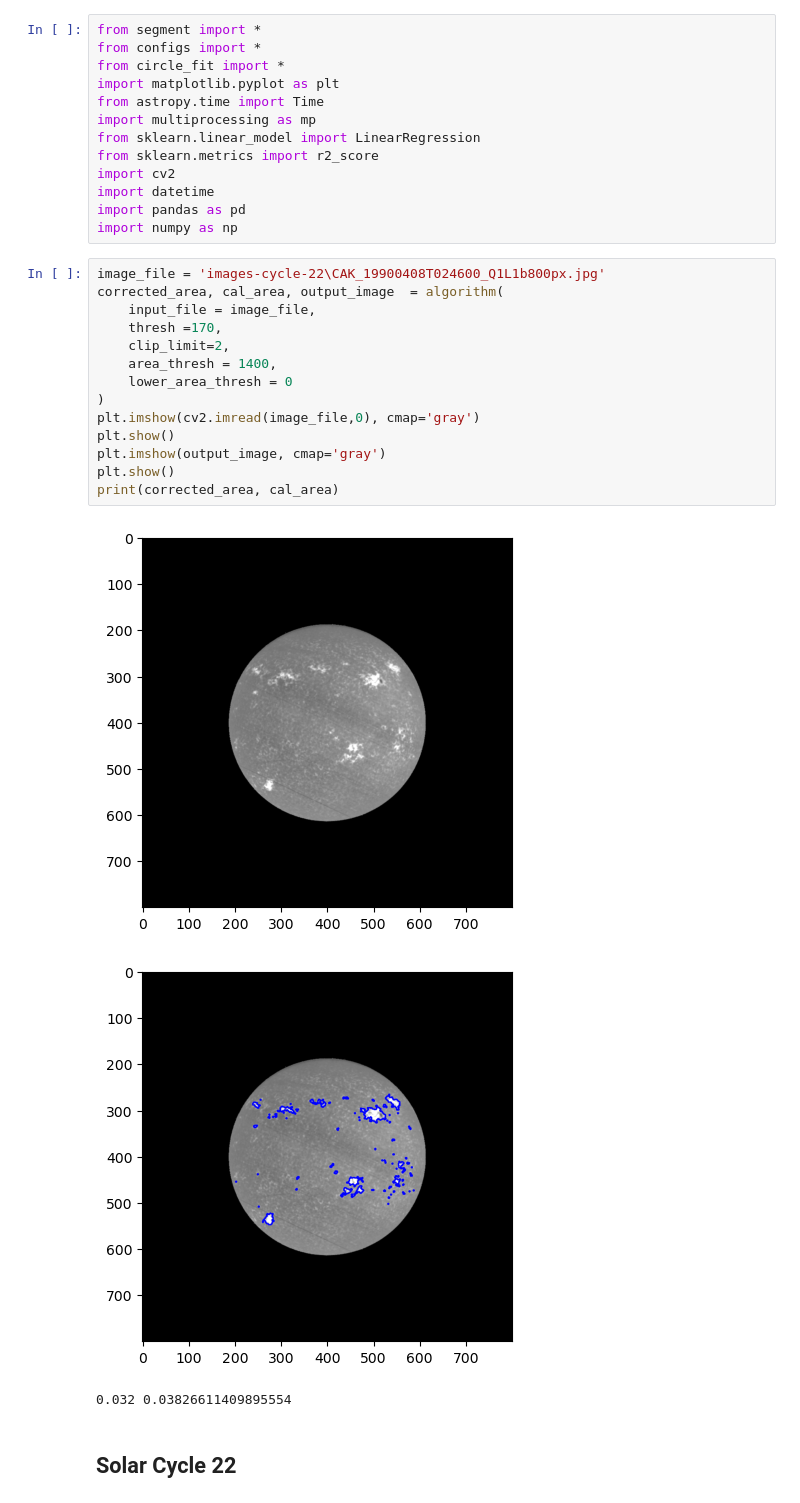
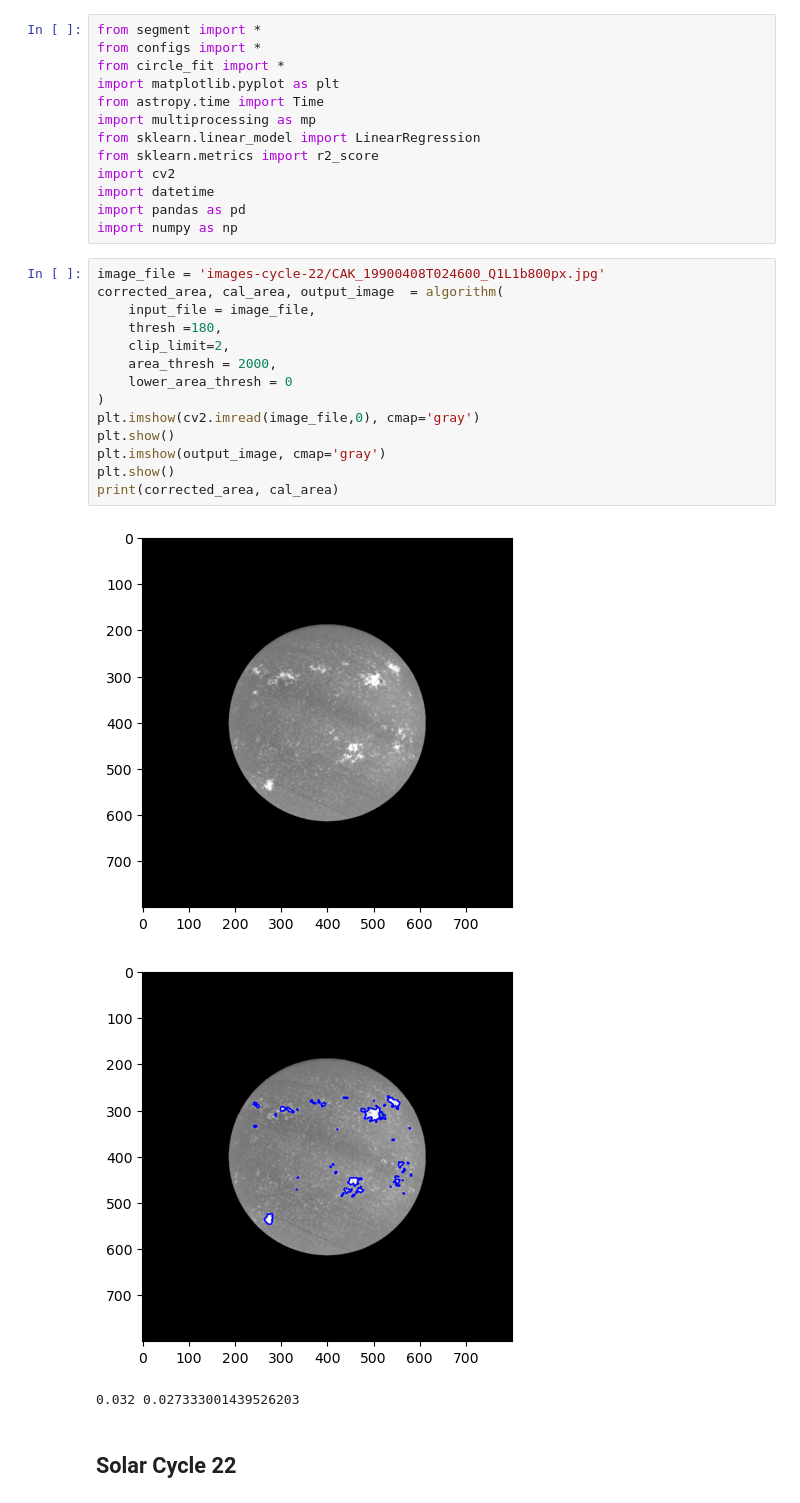
Before and after one commit to SarveshVGharat/Plages-Identification, a Jupyter notebook: demo.ipynb, the cells around one changed output. Cells and saved outputs as stored; diff of their text form.

```diff
--- a/demo.ipynb
+++ b/demo.ipynb
@@ -12,23 +12,23 @@ import datetime
 import pandas as pd
 import numpy as np
 # %%
-image_file = 'images-cycle-22\CAK_19900408T024600_Q1L1b800px.jpg'
+image_file = 'images-cycle-22/CAK_19900408T024600_Q1L1b800px.jpg'
 corrected_area, cal_area, output_image  = algorithm(
     input_file = image_file,
-    thresh =170,
+    thresh =180,
     clip_limit=2,
-    area_thresh = 1400,
+    area_thresh = 2000,
     lower_area_thresh = 0
 )
 plt.imshow(cv2.imread(image_file,0), cmap='gray')
 plt.show()
 plt.imshow(output_image, cmap='gray')
 plt.show()
 print(corrected_area, cal_area)
 # %% [output]
 [figure]
-[figure, old version]
+[figure, new version]
-0.032 0.03826611409895554
+0.032 0.027333001439526203
 # %% [markdown]
 ## Solar Cycle 22
 # %%
```
Also changed, not shown: parts of 7 cells of this notebook, 7 other files.
